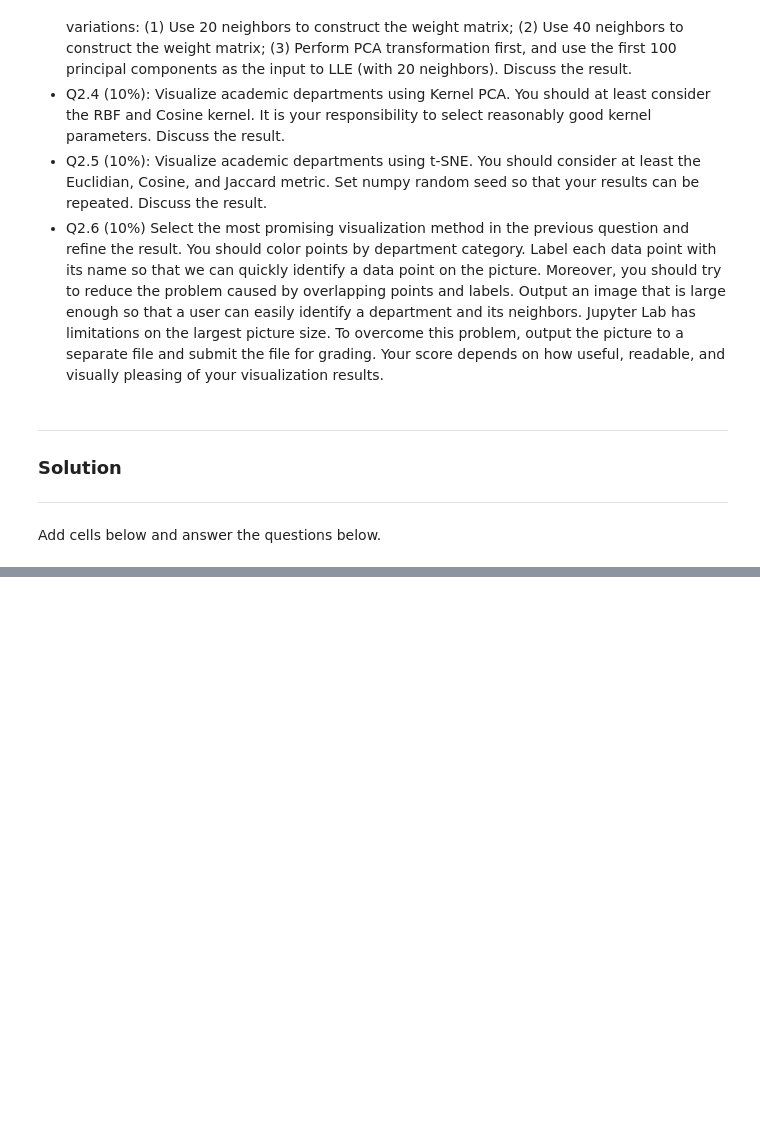
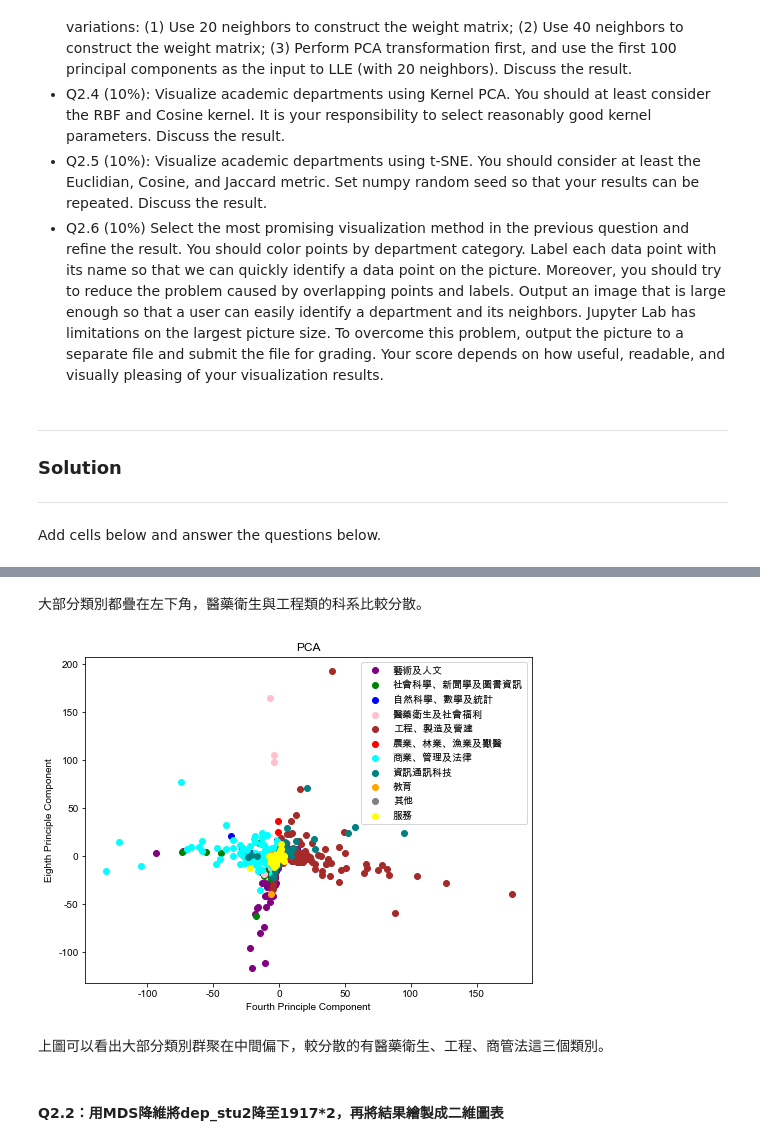
Before and after one commit to chiawen0104/sldl_hw, a Jupyter notebook: hw3/hw3.ipynb, the cells around one changed output, grey strips where cells are left out. Saved outputs shown, nothing was run; the diff lists cells and outputs as text; code cells hidden in the pictures; blank space fills up the shorter version.

```diff
--- a/hw3/hw3.ipynb
+++ b/hw3/hw3.ipynb
@@ -868,0 +962,19 @@ Add cells below and answer the questions below.
+# %% [markdown]
+大部分類別都疊在左下角，醫藥衛生與工程類的科系比較分散。
+# %%
+plt.figure(figsize=(8,6))
+for i in range(len(cat)):
+   color = label_list[i]
+   plt.scatter(df[df.label == color]['3'], df[df.label == color]['7'], c=color, label=cat[i])
+
+plt.xlabel('Fourth Principle Component')
+plt.ylabel('Eighth Principle Component')
+plt.title('PCA')
+plt.legend()
+plt.show()
+# %% [output]
+[figure, added]
+# %% [markdown]
+上圖可以看出大部分類別群聚在中間偏下，較分散的有醫藥衛生、工程、商管法這三個類別。
+# %% [markdown]
+#### Q2.2：用MDS降維將dep_stu2降至1917*2，再將結果繪製成二維圖表
```
Also changed, not shown: parts of 58 cells of this notebook, 1 other file.
